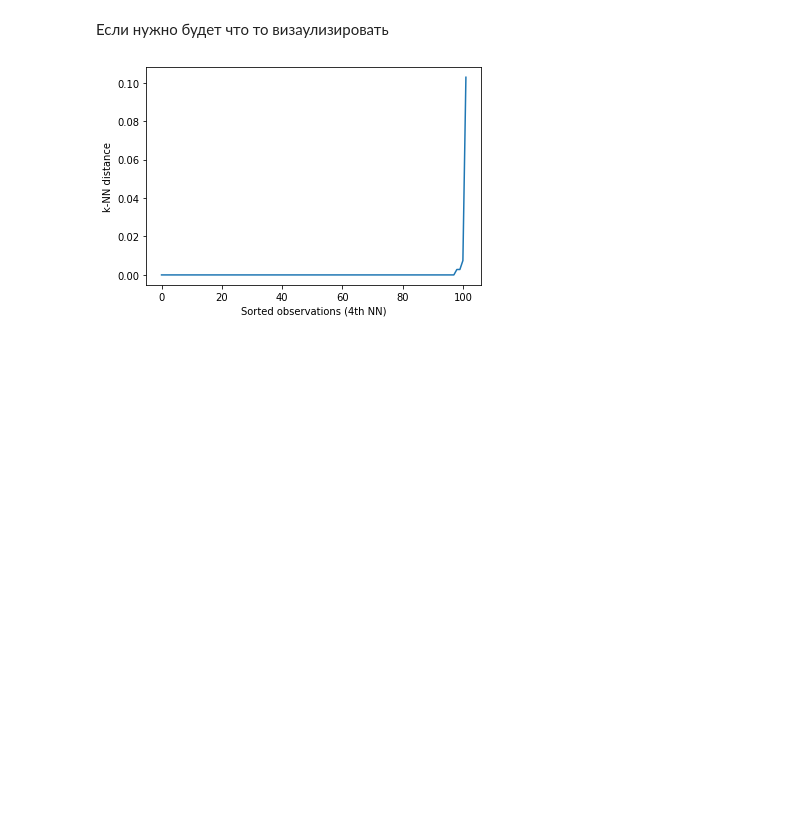
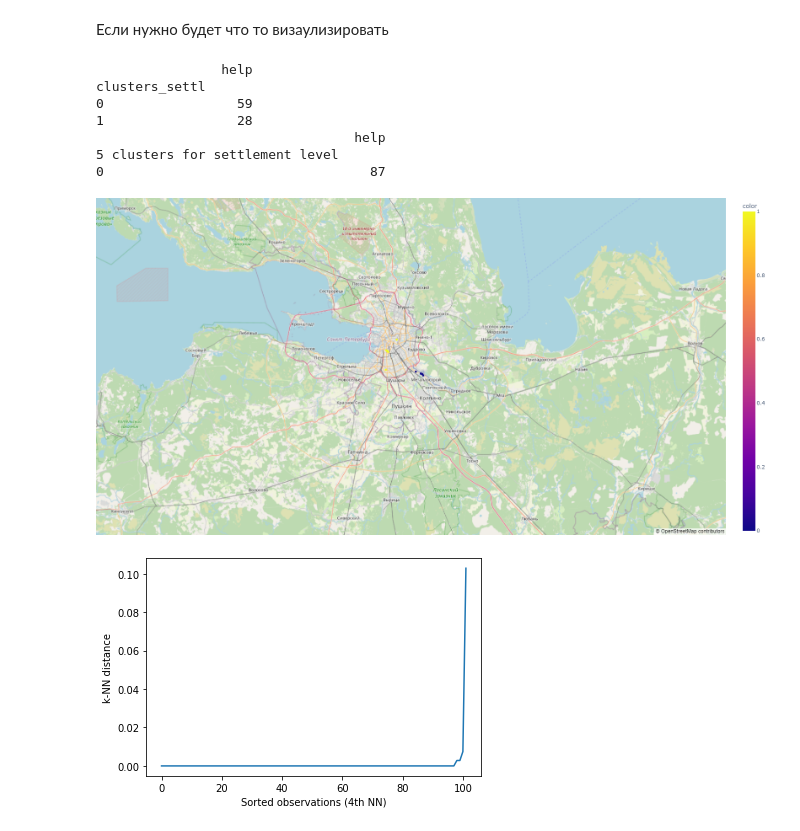
Before and after one commit to FomichAnastasia/master-thesis-, a Jupyter notebook: DBSCAN.ipynb, the cells around one changed output. Cells and saved outputs as stored; diff of their text form; code cells hidden in the pictures; blank space fills up the shorter version.

```diff
--- a/DBSCAN.ipynb
+++ b/DBSCAN.ipynb
@@ -15,5 +25,5 @@ import matplotlib.pyplot as plt
 # %%
-tracks_ready=pd.read_csv('C:/Users/Asus/Downloads/tracks_ready.csv',sep=',')
+tracks_ready=pd.read_csv('tracks_ready.csv',sep=',')
 # %% [markdown]
 Откуда сперла
 
@@ -209,19 +179,19 @@ np.unique(tracks_ready['final_part_of_day_in_word'])
 array(['evening', 'morning', 'night', 'whole day', 'whole day end',
        'working hours'], dtype=object)
 # %%
-#for pds in np.unique(tracks_ready['final_part_of_day_in_word']):
-pds='working hours'
-df_s=tracks_ready[tracks_ready['final_part_of_day_in_word']==pds][['centroid_lon','centroid_lat','id','start_dttm','final_part_of_day_in_word']]
-X=tracks_ready[tracks_ready['final_part_of_day_in_word']==pds][['centroid_lon','centroid_lat']]
-nbrs = NearestNeighbors(n_neighbors = 5).fit(X)
-neigh_dist, neigh_ind = nbrs.kneighbors(X)
-sort_neigh_dist = np.sort(neigh_dist, axis = 0)
-k_dist = sort_neigh_dist[:, 2]
-kneedle = KneeLocator(x = range(1, len(neigh_dist)+1), y = k_dist,
-                    curve = "concave", direction = "increasing", online=True)
-#kneedle_cuurent=kneedle.knee_y
-kneedle_current=0.01 #автоматически подбирается хреново для такого кол-ва, посмотрела среднее значение из предыдущего куска кода
-clusters = DBSCAN(eps = kneedle_current, min_samples = 1).fit(X)
-df_s[pds]=clusters.labels_
-tracks_ready=pd.merge(tracks_ready,df_s, how='left',on=['centroid_lon','centroid_lat','id','start_dttm','final_part_of_day_in_word'])
-print(pds)
+for pds in np.unique(tracks_ready['final_part_of_day_in_word']):
+#pds='working hours'
+    df_s=tracks_ready[tracks_ready['final_part_of_day_in_word']==pds][['centroid_lon','centroid_lat','id','start_dttm','final_part_of_day_in_word']]
+    X=tracks_ready[tracks_ready['final_part_of_day_in_word']==pds][['centroid_lon','centroid_lat']]
+    nbrs = NearestNeighbors(n_neighbors = 5).fit(X)
+    neigh_dist, neigh_ind = nbrs.kneighbors(X)
+    sort_neigh_dist = np.sort(neigh_dist, axis = 0)
+    k_dist = sort_neigh_dist[:, 2]
+    kneedle = KneeLocator(x = range(1, len(neigh_dist)+1), y = k_dist,
+                        curve = "concave", direction = "increasing", online=True)
+    #kneedle_cuurent=kneedle.knee_y
+    kneedle_current=0.001 #автоматически подбирается хреново для такого кол-ва, посмотрела среднее значение из предыдущего куска кода
+    clusters = DBSCAN(eps = kneedle_current, min_samples = 1).fit(X)
+    df_s[pds]=clusters.labels_
+    tracks_ready=pd.merge(tracks_ready,df_s, how='left',on=['centroid_lon','centroid_lat','id','start_dttm','final_part_of_day_in_word'])
+    print(pds)
@@ -230,0 +215,2 @@ for col in np.unique(tracks_ready['final_part_of_day_in_word']):
+# %%
+tracks_ready['count']=1
@@ -233,27 +252,41 @@ tracks_ready.to_csv('C:/Users/Asus/Downloads/tracks_ready.csv',sep=',',index=Fal
+# %%
+ids=np.unique(tracks_ready['id'])
 # %% [markdown]
 Если нужно будет что то визаулизировать
 # %%
 
 import plotly.express as px
 
 color_scale = [(0, 'orange'), (1,'red')]
+id=ids[1248]
+print(pd.pivot_table(tracks_ready[tracks_ready['id']==id],index='clusters_settl',values='help',aggfunc=sum))
+print(pd.pivot_table(tracks_ready[tracks_ready['id']==id],index='5 clusters for settlement level',values='help',aggfunc=sum))
 
-fig1 = px.scatter_mapbox(tracks_ready_small[tracks_ready_small['id']==id][['centroid_lon','centroid_lat']],
+fig1 = px.scatter_mapbox(tracks_ready[tracks_ready['id']==id][['centroid_lon','centroid_lat']],
                         lat='centroid_lat',
                         lon='centroid_lon',
                         #hover_name="name",
                         #hover_data=["name"],
-                        color=clusters.labels_,
+                        color=tracks_ready[tracks_ready['id']==id]['clusters_settl'].values,
                         #color_continuous_scale=color_scale,
                         #size="Listed",
                         zoom=8,
                         height=800,
                         width=800)
 
 fig1.update_layout(mapbox_style="open-street-map")
 fig1.update_layout(margin={"r":0,"t":0,"l":0,"b":0})
 
 fig1.show()
+# %% [output]
+                help
+clusters_settl
+0                 59
+1                 28
+                                 help
+5 clusters for settlement level
+0                                  87
+[figure, added]
 # %%
 import matplotlib.pyplot as plt
 plt.plot(k_dist)
```
Also changed, not shown: parts of 17 cells of this notebook, 2 other files.
